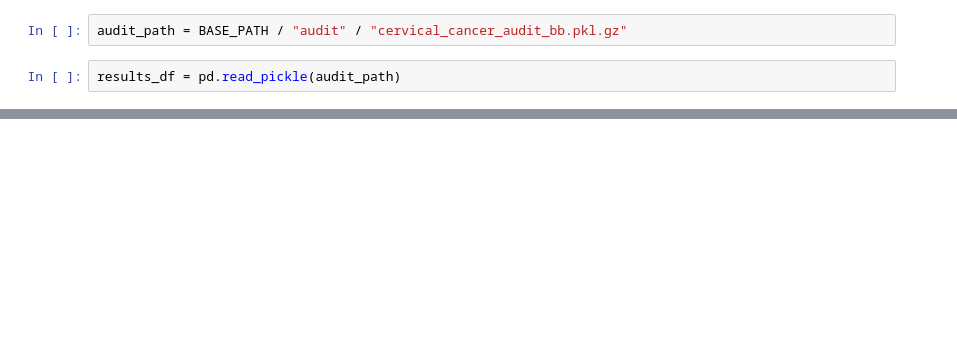
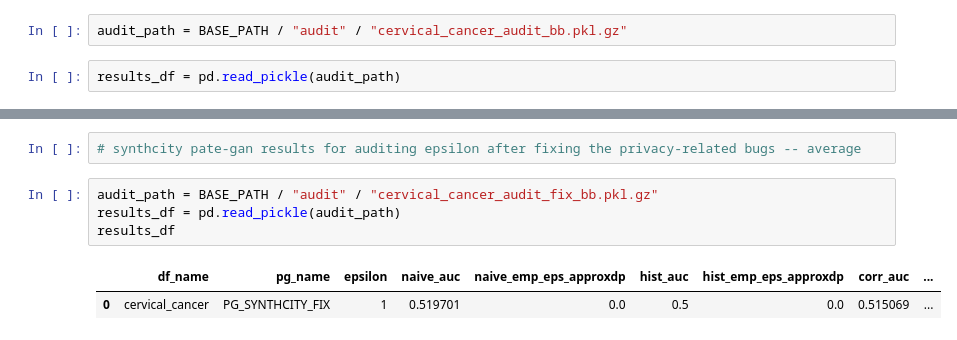
Before and after one commit to spalabucr/pategan-audit, a Jupyter notebook: code/nb_plot.ipynb, the cells around one changed output, grey strips where cells are left out. Drawn from its saved outputs; the diff is of its cells as text; blank space fills up the shorter version.

```diff
--- a/code/nb_plot.ipynb
+++ b/code/nb_plot.ipynb
@@ -611,0 +620,9 @@ fig.show()
+# %%
+# synthcity pate-gan results for auditing epsilon after fixing the privacy-related bugs -- average
+# %%
+audit_path = BASE_PATH / "audit" / "cervical_cancer_audit_fix_bb.pkl.gz"
+results_df = pd.read_pickle(audit_path)
+results_df
+# %% [output]
+|  | df_name | pg_name | epsilon | naive_auc | naive_emp_eps_approxdp | hist_auc | hist_emp_eps_approxdp | corr_auc | ... |
+| 0 | cervical_cancer | PG_SYNTHCITY_FIX | 1 | 0.519701 | 0.0 | 0.5 | 0.0 | 0.515069 | ... |
```
Also changed, not shown: parts of 23 cells of this notebook, 34 other files.
